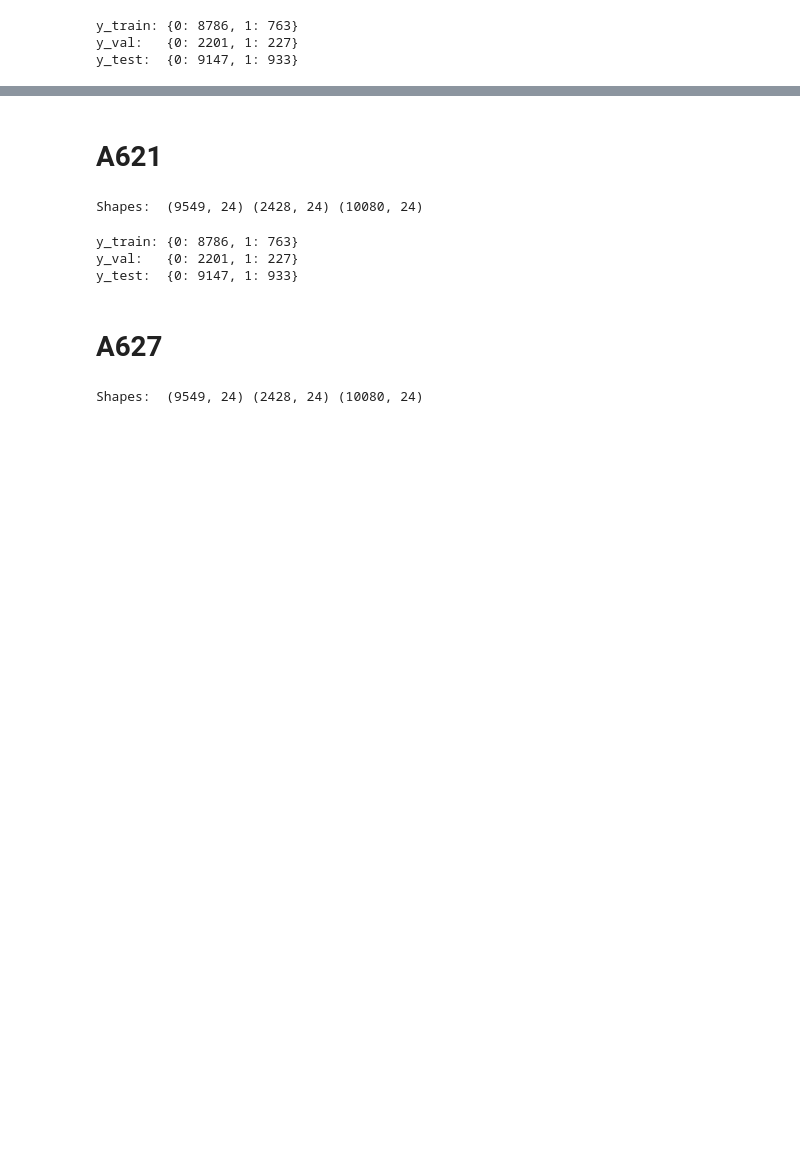
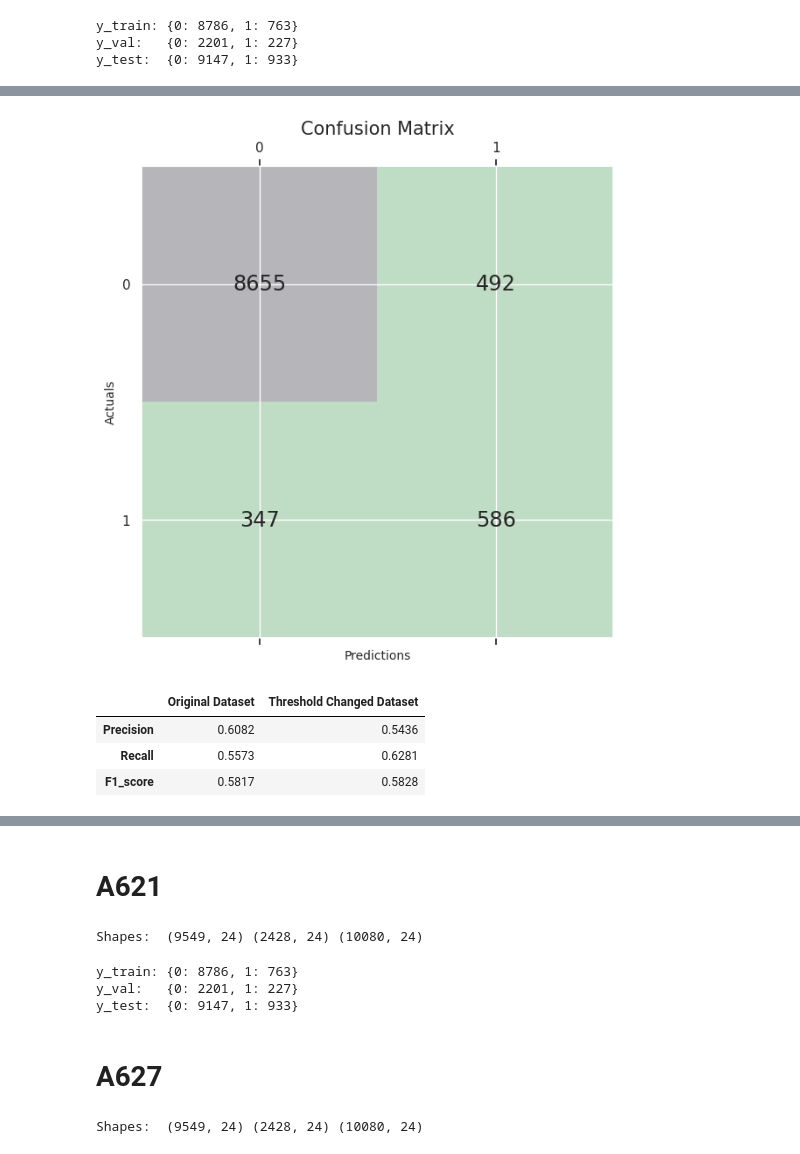
Before and after one commit to balthapaixao/cic1205-machine-learning, a Jupyter notebook: assignments/assignment-01-ex-03.ipynb, the cells around one changed output, grey strips where cells are left out. Drawn from its saved outputs; the diff is of its cells as text; code cells hidden in the pictures; blank space fills up the shorter version.

```diff
--- a/assignments/assignment-01-ex-03.ipynb
+++ b/assignments/assignment-01-ex-03.ipynb
@@ -43,0 +339,32 @@ y_test:  {0: 9147, 1: 933}
+# %%
+y_pred_new_threshold = (GB.predict_proba(X_test)[:, 1] >= 0.35).astype(int)
+
+conf_matrix = confusion_matrix(y_true=y_test, y_pred=y_pred_new_threshold)
+
+fig, ax = plt.subplots(figsize=(7, 7))
+ax.matshow(conf_matrix, cmap=plt.cm.Accent, alpha=0.4)
+for i in range(conf_matrix.shape[0]):
+    for j in range(conf_matrix.shape[1]):
+        ax.text(x=j, y=i, s=conf_matrix[i, j], va="center", ha="center", size="x-large")
+
+plt.xlabel("Predictions", fontsize=10)
+plt.ylabel("Actuals", fontsize=10)
+plt.title("Confusion Matrix", fontsize=15)
+plt.show()
+# %% [output]
+[figure, added]
+# %%
+precision_changedthreshold =  round(precision_score(y_test, y_pred_new_threshold), 4)
+recall_changedthreshold = round(recall_score(y_test, y_pred_new_threshold), 4)
+F1_changedthreshold =  round(f1_score(y_test, y_pred_new_threshold), 4)
+metrics_changedthreshold = [precision_changedthreshold, recall_changedthreshold, F1_changedthreshold]
+
+changedthreshold = pd.DataFrame(list(zip(metrics_original, metrics_changedthreshold)))
+changedthreshold.index = ['Precision', 'Recall', 'F1_score']
+changedthreshold.columns = ['Original Dataset', 'Threshold Changed Dataset']
+changedthreshold
+# %% [output]
+|  | Original Dataset | Threshold Changed Dataset |
+| Precision | 0.6082 | 0.5436 |
+| Recall | 0.5573 | 0.6281 |
+| F1_score | 0.5817 | 0.5828 |
```
Also changed, not shown: parts of 46 cells of this notebook.
